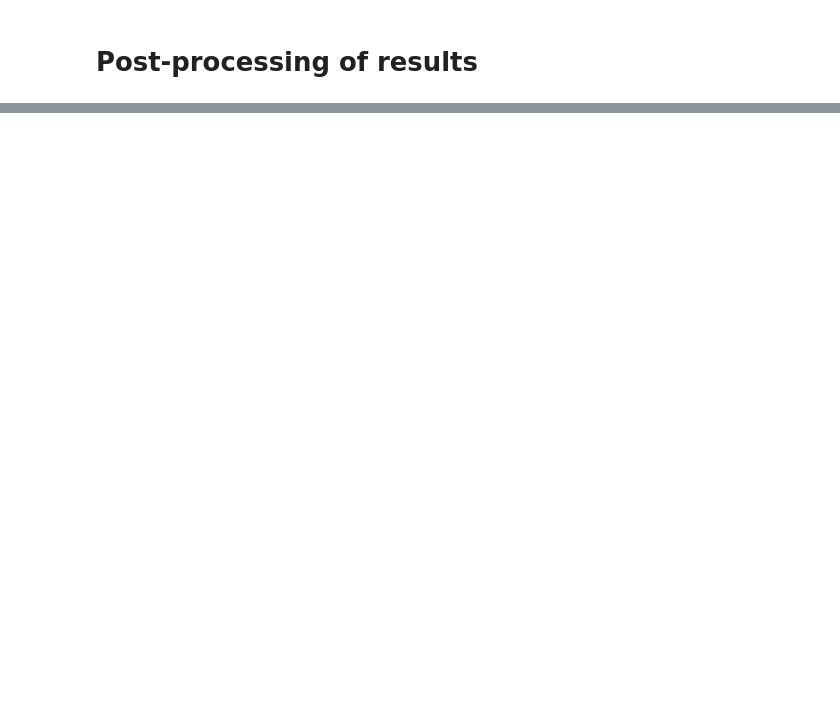
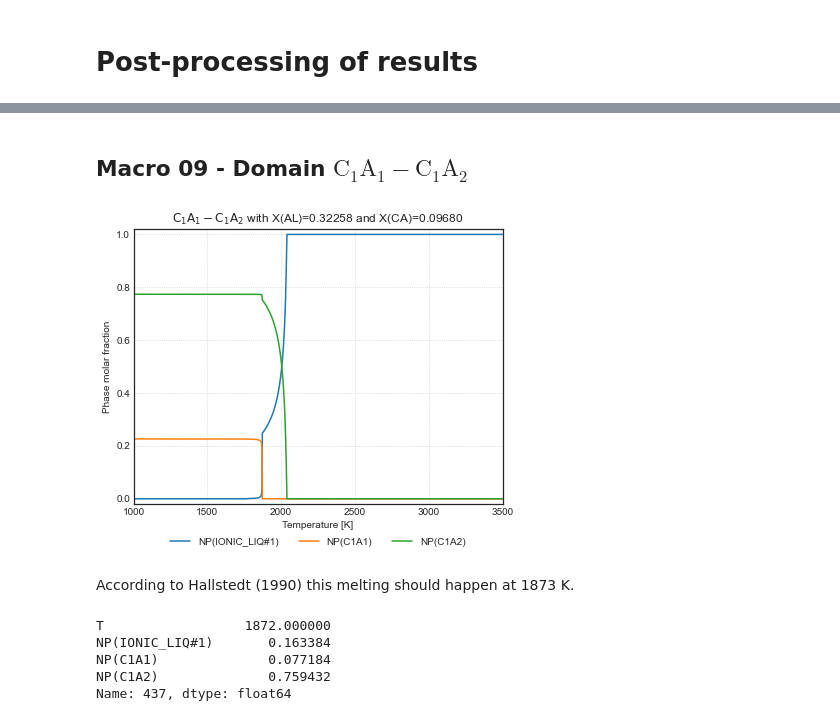
Before and after one commit to ILovewindows-oss/learning-scientific-computing, a Jupyter notebook: thermochemistry/opencalphad/binary-al2o3-cao/post/postprocess.ipynb, the cells around one changed output, grey strips where cells are left out. Drawn from its saved outputs; the diff is of its cells as text; code cells hidden in the pictures; blank space fills up the shorter version.

```diff
--- a/thermochemistry/opencalphad/binary-al2o3-cao/post/postprocess.ipynb
+++ b/thermochemistry/opencalphad/binary-al2o3-cao/post/postprocess.ipynb
@@ -270,0 +225,21 @@ fig.savefig("results-macro-10.png", dpi=300,
+# %% [markdown]
+## Macro 09 - Domain $\mathrm{C_1A_1 - C_1A_2}$
+# %%
+df = load_data("results-macro-09.csv")
+title = "$\\mathrm{C_1A_1 - C_1A_2}$ with X(AL)=0.32258 and X(CA)=0.09680"
+fig, artists = plot_data(df, title)
+fig.savefig("results-macro-09.png", dpi=300,
+            bbox_extra_artists=artists,
+            bbox_inches='tight')
+# %% [output]
+[figure, added]
+# %% [markdown]
+According to Hallstedt (1990) this melting should happen at 1873 K.
+# %%
+df.loc[df["NP(IONIC_LIQ#1)"] > 0.1].iloc[0]
+# %% [output]
+T                  1872.000000
+NP(IONIC_LIQ#1)       0.163384
+NP(C1A1)              0.077184
+NP(C1A2)              0.759432
+Name: 437, dtype: float64
```
Also changed, not shown: parts of 74 cells of this notebook.
